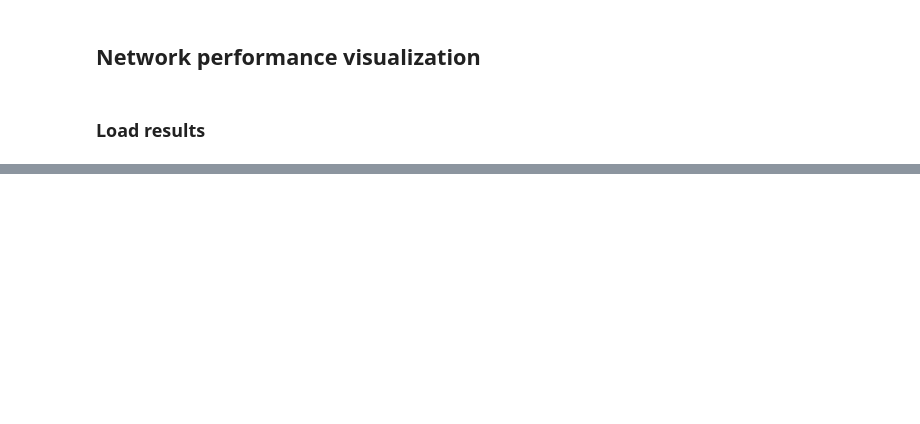
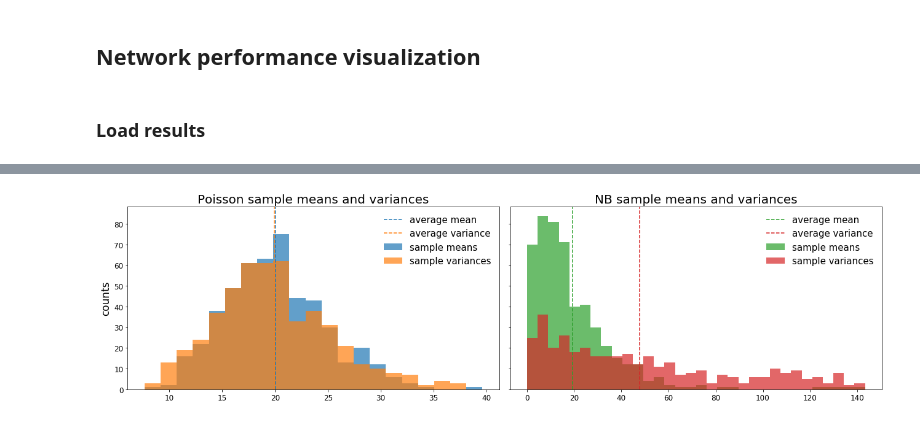
Before and after one commit to janfb/mcabc, a Jupyter notebook: notebooks/ModelComparison_ToyExample_Figures.ipynb, the cells around one changed output, grey strips where cells are left out. Cells and saved outputs as stored; diff of their text form; code cells hidden in the pictures; blank space fills up the shorter version.

```diff
--- a/notebooks/ModelComparison_ToyExample_Figures.ipynb
+++ b/notebooks/ModelComparison_ToyExample_Figures.ipynb
@@ -215,24 +232,26 @@ fig.savefig('../figures/poisson_nb_sample_example.png', dpi=300)
 # %%
 fig2, ax = plt.subplots(1, 2, figsize=(18, 5), sharey=True, sharex=False)
 
-n, bins, p = ax[0].hist(data_poi.mean(axis=1), bins='auto', label='sample means')
-ax[0].hist(data_poi.var(axis=1), bins=bins, label='sample variances')
+n, bins, p = ax[0].hist(data_poi.mean(axis=1), bins='auto', label='sample means', alpha=alp)
+ax[0].hist(data_poi.var(axis=1), bins=bins, label='sample variances', alpha=alp)
 ax[0].set_title('Poisson sample means and variances')
 ax[0].set_ylabel('counts')
 ax[0].axvline(x=data_poi.mean(), linestyle='--', color='C0', label='average mean')
 ax[0].axvline(x=data_poi.var(axis=1).mean(), linestyle='--', color='C1', label='average variance')
 ax[0].legend()
 
-n, bins, p = ax[1].hist(data_nb.mean(axis=1), bins='auto', color='C2', label='sample means')
-n1, bins, p = ax[1].hist(data_nb.var(axis=1), bins=bins, color='C3', label='sample variances')
+n, bins, p = ax[1].hist(data_nb.mean(axis=1), bins='auto', color='C2', label='sample means', alpha=alp)
+n1, bins, p = ax[1].hist(data_nb.var(axis=1), bins=bins, color='C3', label='sample variances', alpha=alp)
 ax[1].set_title('NB sample means and variances')
 ax[1].axvline(data_nb.mean(), linestyle='--', color='C2', label='average mean')
 vs = data_nb.var(axis=1)
 vs.sort()
 ax[1].axvline(vs[:int(n1.sum())].mean(), linestyle='--', color='C3', label='average variance')
 ax[1].legend()
 
 
 fig2.tight_layout();
+# %% [output]
+[figure, added]
 # %%
 fig2.savefig('../figures/poisson_nb_stats_example.png', dpi=300)
```
Also changed, not shown: parts of 9 cells of this notebook, 5 other files.
